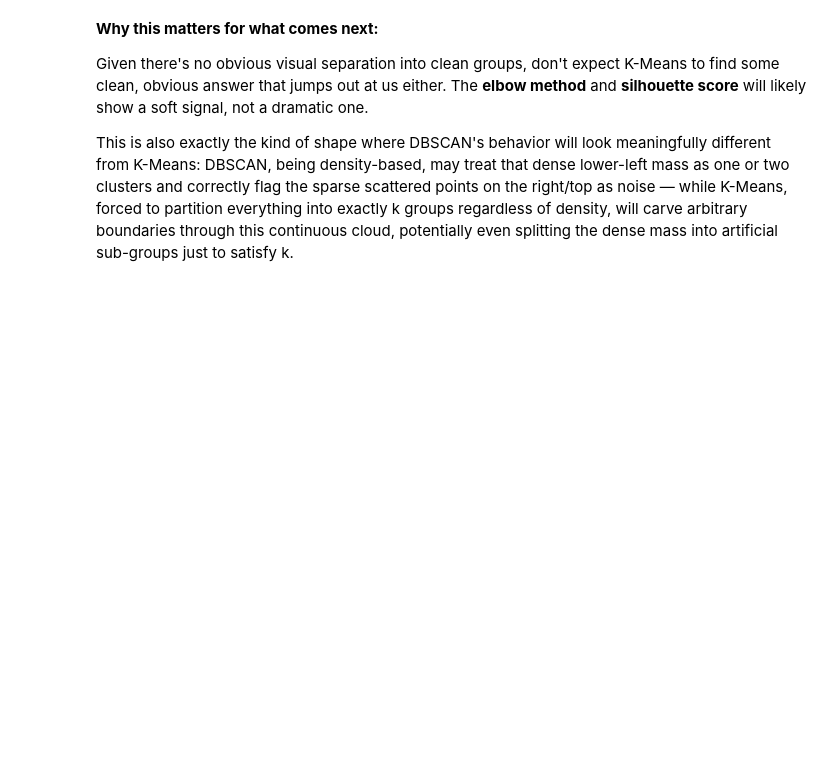
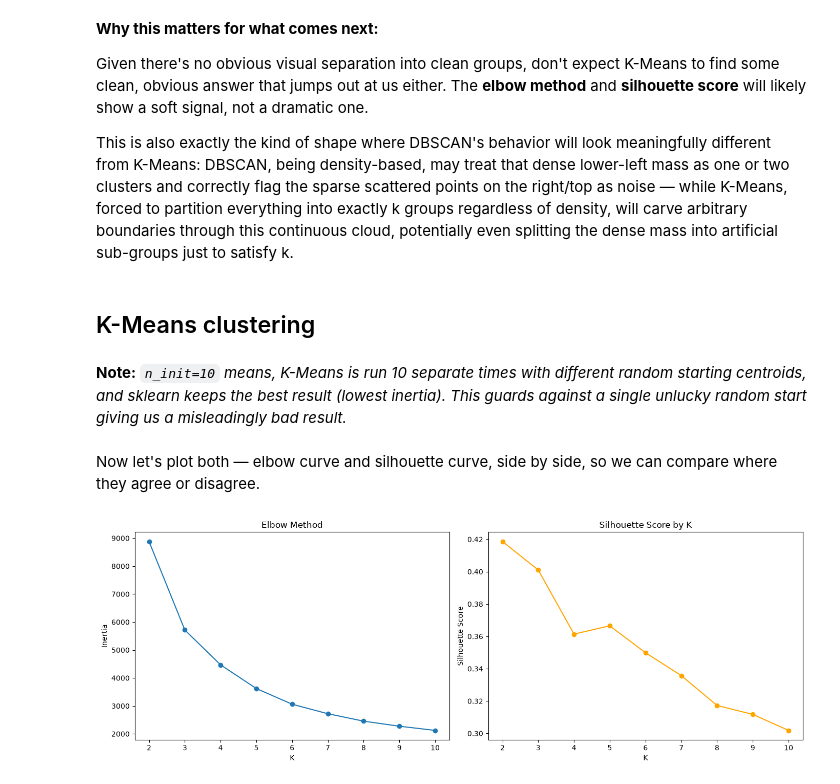
Before and after one commit to clayniranjan-web/customer-segmentation-clustering, a Jupyter notebook: Notebooks/02_modeling.ipynb, the cells around one changed output. Drawn from its saved outputs; the diff is of its cells as text; code cells hidden in the pictures; blank space fills up the shorter version.

Commit message:
Add K-Means clustering with elbow method and silhouette score

```diff
--- a/Notebooks/02_modeling.ipynb
+++ b/Notebooks/02_modeling.ipynb
@@ -61,3 +62,5 @@ plt.show()
 Given there's no obvious visual separation into clean groups, don't expect K-Means to find some clean, obvious answer that jumps out at us either. The **elbow method** and **silhouette score** will likely show a soft signal, not a dramatic one.
 
 This is also exactly the kind of shape where DBSCAN's behavior will look meaningfully different from K-Means: DBSCAN, being density-based, may treat that dense lower-left mass as one or two clusters and correctly flag the sparse scattered points on the right/top as noise — while K-Means, forced to partition everything into exactly k groups regardless of density, will carve arbitrary boundaries through this continuous cloud, potentially even splitting the dense mass into artificial sub-groups just to satisfy k.
+# %% [markdown]
+## K-Means clustering
@@ -63,0 +70,31 @@ This is also exactly the kind of shape where DBSCAN's behavior will look meaning
+# %%
+inertia = []
+silhouette_scores = []
+k_range = range(2, 11)
+
+for k in k_range:
+    kmeans = KMeans(n_clusters=k, n_init=10, random_state=42)
+    labels = kmeans.fit_predict(feature_scaled_df)
+    inertia.append(kmeans.inertia_)
+    silhouette_scores.append(silhouette_score(feature_scaled_df, labels))
+# %% [markdown]
+**Note:** *`n_init=10` means, K-Means is run 10 separate times with different random starting centroids, and sklearn keeps the best result (lowest inertia). This guards against a single unlucky random start giving us a misleadingly bad result.*
+# %% [markdown]
+Now let's plot both — elbow curve and silhouette curve, side by side, so we can compare where they agree or disagree.
+# %%
+fig, axes = plt.subplots(1, 2, figsize=(14, 5))
+
+axes[0].plot(k_range, inertia, marker='o')
+axes[0].set_xlabel('K')
+axes[0].set_ylabel('Inertia')
+axes[0].set_title('Elbow Method')
+
+axes[1].plot(k_range, silhouette_scores, marker='o', color='orange')
+axes[1].set_xlabel('K')
+axes[1].set_ylabel('Silhouette Score')
+axes[1].set_title('Silhouette Score by K')
+
+plt.tight_layout()
+plt.show()
+# %% [output]
+[figure, added]
```
Also changed, not shown: parts of 11 cells of this notebook.
